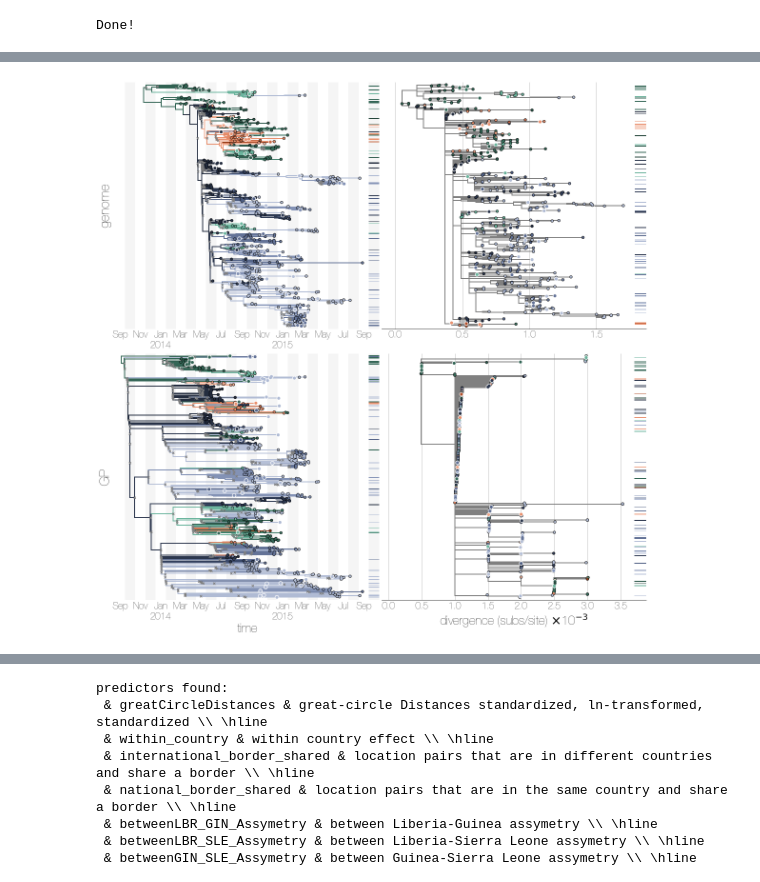
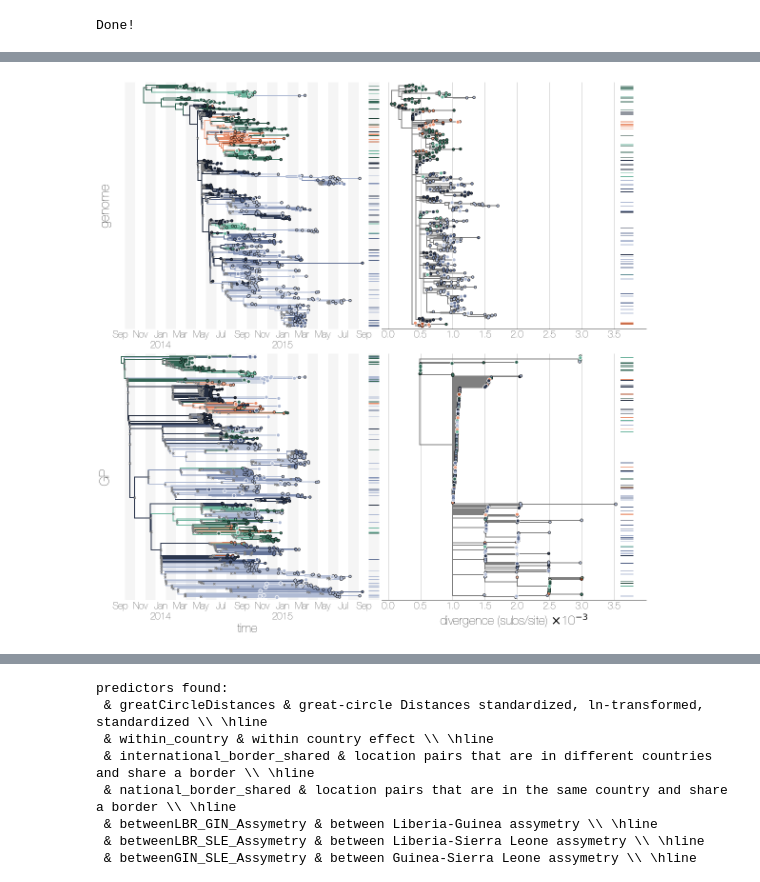
Before and after one commit to blab/genomic-horizon, a Jupyter notebook: scripts/genomic-horizon.ipynb, the cells around one changed output, grey strips where cells are left out. Cells and saved outputs as stored; diff of their text form; code cells hidden in the pictures.

```diff
--- a/scripts/genomic-horizon.ipynb
+++ b/scripts/genomic-horizon.ipynb
@@ -167,12 +168,12 @@ for line in open(standard,'r'):
 This cell loads the 60 taxa designated for masking.
 # %%
 mask=[]
-for line in open('/Users/evogytis/Documents/genomic-horizon/data/masked_set.txt','r'):
+for line in open('/Users/evogytis/Documents/manuscripts/genomic-horizon/data/masked_set.txt','r'):
     l=line.strip('\n')
     mask.append(l)
 
 subset=[]
-for line in open('/Users/evogytis/Documents/genomic-horizon/data/alignments/Makona_600_gp.fasta','r'):
+for line in open('/Users/evogytis/Documents/manuscripts/genomic-horizon/data/alignments/Makona_600_gp.fasta','r'):
     if '>' in line:
         subset.append(line.strip('\n')[1:])
 
@@ -262,7 +340,7 @@ tip_ages={'gp':{},
           'genome':{}}
 
 for gene in ['gp','genome']:
-    for line in open('/Users/evogytis/Documents/genomic-horizon/data/plot/%s_ageHPDS.txt'%(gene),'r'):
+    for line in open('/Users/evogytis/Documents/manuscripts/genomic-horizon/data/plot/%s_ageHPDS.txt'%(gene),'r'):
         l=line.strip('\n').split('\t')
         if l[0]=='tip':
             pass
@@ -486,11 +594,16 @@ for idx,ll in enumerate([gn_mcc,gp_mcc]): ## iterate over genome and GP trees
 
             sorted_set=sorted(inferred.keys(),key=lambda x:-inferred[x]) ## sort states according to probability from highest to lowest
             sorted_probs=[inferred[x] for x in sorted_set] ## get probabilities
-            mostProbableSet=[sorted_set[x] for x in range(len(sorted_set)) if (sum(sorted_probs[:x+1])<0.95 or sorted_probs[0]>0.95)] ## cumulative sum of probabilities until you hit 95% or if first state is >95%
+
+            if sorted_probs[0]>0.95:
+                mostProbableSet=[sorted_set[0]]
+            else:
+                mostProbableSet=[sorted_set[x] for x in range(len(sorted_set)) if sum(sorted_probs[:x+1])<0.95] ## cumulative sum of probabilities until you hit 95% or if first state is >95%
+
             inSet=true_loc in mostProbableSet ## bool: is true location in the 95% set?
 
             if inSet:
-                ax1.text(0.0,i-0.25,'*',size=20,ha='right',va='center') ## asterisk if true location in most probable set
+                ax1.scatter(-0.1,i+0.5,s=50,edgecolor='k',facecolor='none',clip_on=False)
 
             if inferred.has_key(true_loc) and inSet: ## if correct location not among guesses
                 correct.append(inferred[true_loc]) ## add probability to list
@@ -504,6 +617,7 @@ for idx,ll in enumerate([gn_mcc,gp_mcc]): ## iterate over genome and GP trees
             if bestGuess==true_loc: ## count if best guess is correct
                 correctCount+=1
                 calibration[idx].append((inferred[bestGuess],1)) ## log probability, 1 for correct
+                ax1.scatter(-0.1,i+0.5,s=50,edgecolor='none',facecolor='k',clip_on=False)
             else:
                 calibration[idx].append((inferred[bestGuess],0)) ## log probability, 0 for incorrect
 
@@ -539,7 +653,6 @@ for idx,ll in enumerate([gn_mcc,gp_mcc]): ## iterate over genome and GP trees
 
                 ax.add_patch(plt.Rectangle((p,i),prob,w,facecolor=fc,edgecolor=ec,
                                            hatch=h,alpha=al,zorder=int(al*10))) ## add patch for every location
-
                 p+=prob
 
             d.append(tip_distance)
@@ -547,16 +660,27 @@ for idx,ll in enumerate([gn_mcc,gp_mcc]): ## iterate over genome and GP trees
             D+=d ## add distances to complete list
     out.close()
     ax.set_ylim(0,len(masked_tip_names))
+
+    ax.set_xticks(np.linspace(0.0,1.0,6))
+    ax1.set_xticks(np.linspace(0.0,1.0,6))
+
+    [ax.axvline(x,lw=1,ls='--',color='lightgrey',zorder=10) for x in ax.get_xticks()]
+    [ax1.axvline(x,lw=1,ls='--',color='lightgrey',zorder=10) for x in ax1.get_xticks()]
+
     ax1.set_ylim(ax.get_ylim())
     ax.tick_params(axis='y',size=0,labelsize=0)
     ax.tick_params(axis='x',size=5,labelsize=22)
     ax1.tick_params(size=0,labelsize=0)
 
-    ax.set_xticks(np.linspace(0.0,1.0,6))
+
 
     ax.set_xlim(0,1)
     ax1.set_xlim(ax.get_xlim())
     print '\n%s\npredicted accuracy (mean of best guess probabilities): %.3f\ncross entropy: %.3f nats (assigning 0.0001 probability when true location has 0.0 probability)\nincorrect (true location not in 95%% highest probability set): %d\ncorrect (true location == predicted): %.3f\nmean prob of correct location: %.3f\nmean probability-weighed distance between inferred and correct population centroids: %.3f km\n'%(label,np.mean(max_guesses),entropy,inf,correctCount/float(len(locations)),np.mean(correct),np.mean(D))
+
+    summary[label.lower()]['location cross entropy']=entropy
+    summary[label.lower()]['weighted location error']=np.mean(D)
+    summary[label.lower()]['correct location guess']=correctCount/float(len(locations))
 
     ax.xaxis.set_label_position('top')
     ax.xaxis.labelpad=10.0
@@ -579,7 +703,7 @@ for idx,ll in enumerate([gn_mcc,gp_mcc]): ## iterate over genome and GP trees
     ax2.tick_params(axis='x',labelsize=20,size=6)
     ax2.tick_params(axis='x',size=4,which='minor')
 
-plt.savefig('/Users/evogytis/Documents/genomic-horizon/figures/fig3_locations.png',dpi=300,bbox_inches='tight')
+plt.savefig('/Users/evogytis/Documents/manuscripts/genomic-horizon/figures/fig3_locations.png',dpi=300,bbox_inches='tight')
 plt.show()
 # %% [output]
 60
@@ -720,7 +844,7 @@ for idx,ll in enumerate([gn_mcc,gn_ml,gp_mcc,gp_ml]):
                     ax.add_patch(plt.Rectangle((bt.decimalDate('2015-10-01'),y-0.5),1.0,2.0,facecolor=c,edgecolor='none',zorder=100+z))
                 else:
 #                     ax.plot([x,0.0038],[y,y],ls='--',color=tc,zorder=90)
-                    ax.add_patch(plt.Rectangle((plot_tree.treeHeight*1.05,y-0.5),0.0002,2.0,facecolor=tc,edgecolor='none',zorder=100+z))
+                    ax.add_patch(plt.Rectangle((0.0036,y-0.5),0.0002,2.0,facecolor=tc,edgecolor='none',zorder=100+z))
 
         elif k.branchType=='node': ## if node...
             yl=k.children[0].y ## get y coordinates of first and last child
@@ -738,36 +862,37 @@ for idx,ll in enumerate([gn_mcc,gn_ml,gp_mcc,gp_ml]):
 
     xDates=['2013-%02d-01'%x for x in range(8,13)] ## create a timeline centered on each month
     xDates+=['2014-%02d-01'%x for x in range(1,13)]
     xDates+=['2015-%02d-01'%x for x in range(1,11)]
     every=2
     if idx%2==0: ## time trees
 #         ax.xaxis.set_label_position('top')
         ax.set_ylabel(aln,size=28)
         [ax.axvspan(bt.decimalDate(xDates[x]),bt.decimalDate(xDates[x])+1/float(12),facecolor='k',edgecolor='none',alpha=0.04) for x in range(0,len(xDates),2)] ## grey vertical bar every second month
         ax.set_xticks([bt.decimalDate(x)+1/24.0 for x in xDates if (int(x.split('-')[1])-1)%every==0]) ## x ticks in the middle of each month
         ax.set_xticklabels([bt.convertDate(x,'%Y-%m-%d','%b\n%Y') if x.split('-')[1]=='01' else bt.convertDate(x,'%Y-%m-%d','%b') for x in xDates if (int(x.split('-')[1])-1)%every==0]) ## labels in mmm format unless January: then do YYYY-mmm
         ax.set_xlim(bt.decimalDate('2013-09-01'),bt.decimalDate('2015-11-01')) ## bounds on axis limits
         [ax.spines[side].set_visible(False) for side in ['top','bottom','left','right']] ## make axes invisible
         if idx>1:
             ax.set_xlabel('time',size=26)
     else:
         ax.set_xticks(np.arange(0.000,0.004,0.0005))
         ax.set_xticklabels([q*1e3 for q in ax.get_xticks()])
-        if gene=='genome':
-            ax.set_xlim(-0.0001,plot_tree.treeHeight*1.1)
-        else:
-            ax.set_xlim(-0.0001,plot_tree.treeHeight*1.1)
+        ax.set_xlim(-0.0001,0.004)
+#         if gene=='genome':
+#             ax.set_xlim(-0.0001,plot_tree.treeHeight*1.1)
+        if gene=='gp':
+#             ax.set_xlim(-0.0001,plot_tree.treeHeight*1.1)
             ax.set_xlabel(r'divergence (subs/site) $\times$10$^{-3}$',size=26)
 
         [ax.spines[side].set_visible(False) for side in ['top','left','right']]
         ax.grid(axis='x')
 
     ax.tick_params(axis='x',labelsize=20,size=0) ## no axis labels visible except for timeline
     ax.tick_params(axis='y',size=0)
     ax.set_yticklabels([])
 
     ax.set_ylim(-6,plot_tree.ySpan+6)
-plt.savefig('/Users/evogytis/Documents/genomic-horizon/figures/fig1_trees.png',dpi=300,bbox_inches='tight')
+plt.savefig('/Users/evogytis/Documents/manuscripts/genomic-horizon/figures/fig1_trees.png',dpi=300,bbox_inches='tight')
 plt.show()
 # %% [output]
-[figure, old version]
+[figure, new version]
```
Also changed, not shown: parts of 14 cells of this notebook, 3 other files.
